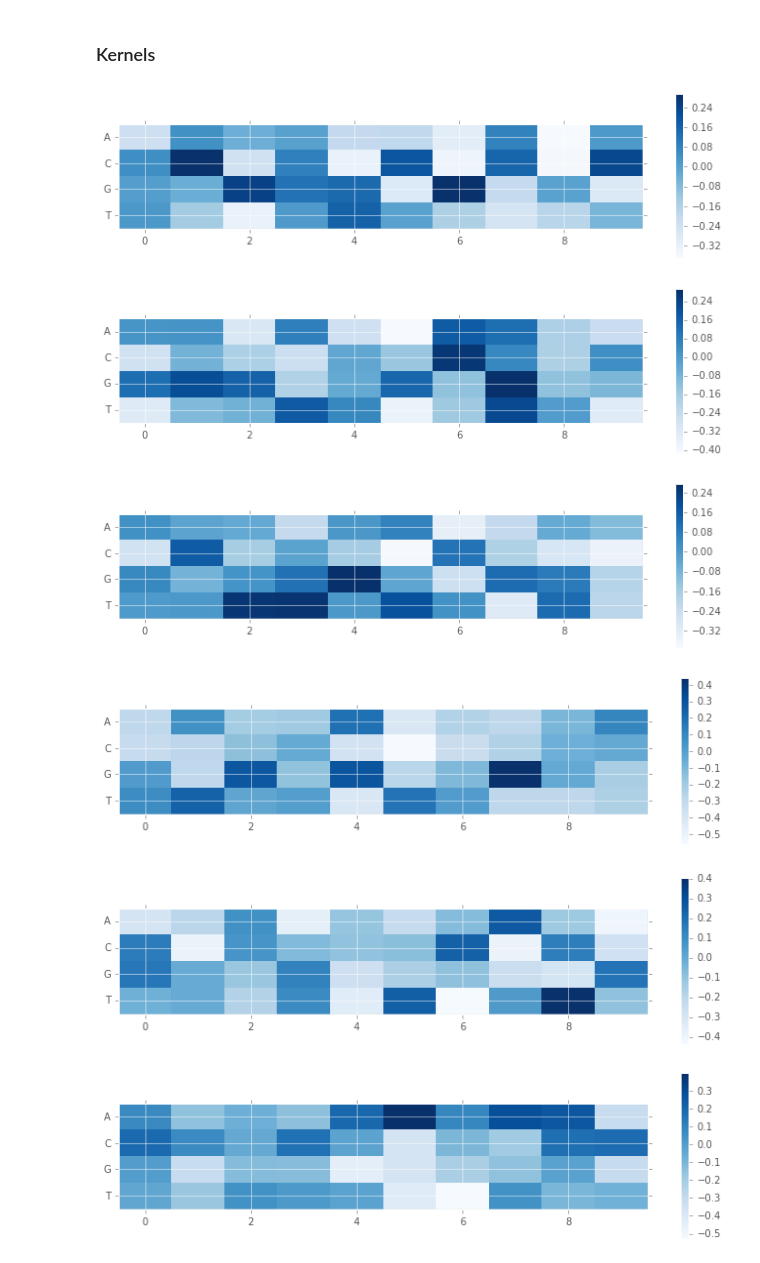
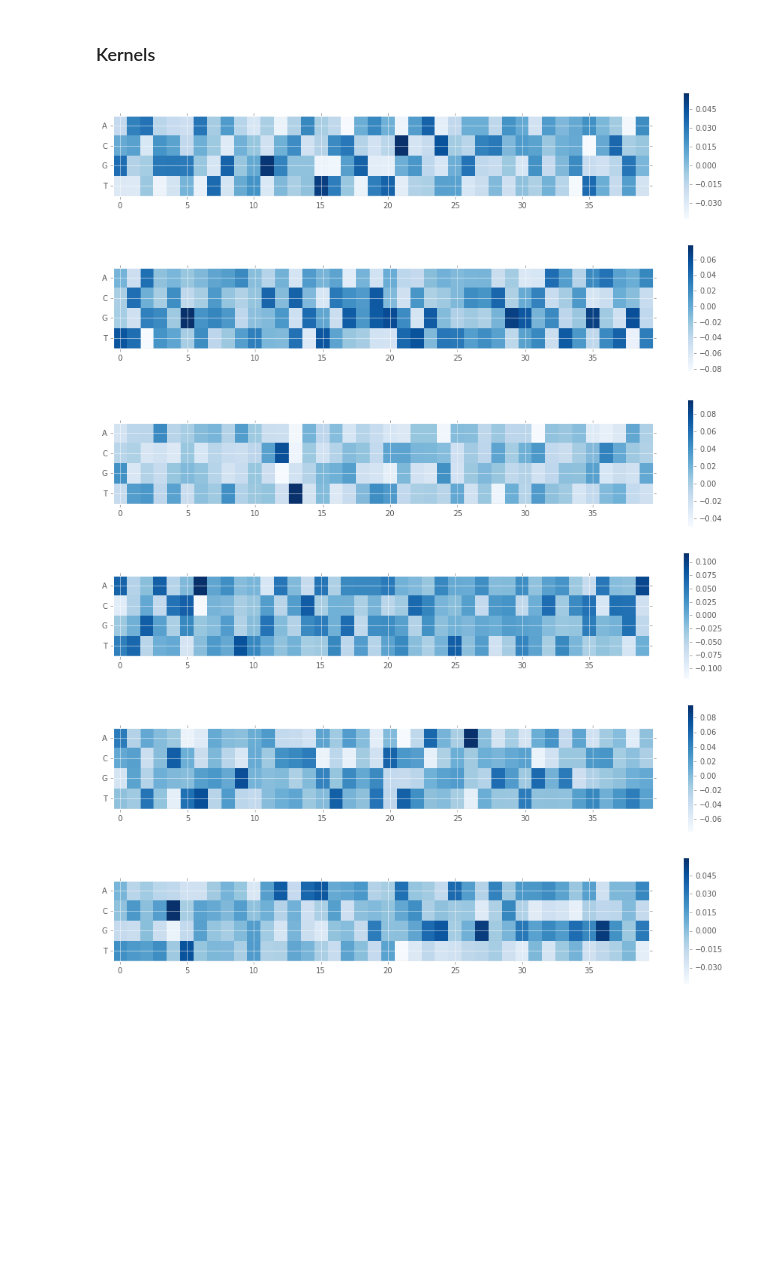
Before and after one commit to riblidezso/splicing_code, a Jupyter notebook: modelling/naive_keras_CNN_class.ipynb, the cells around one changed output. Drawn from its saved outputs; the diff is of its cells as text; code cells hidden in the pictures; blank space fills up the shorter version.

Commit message:
modellin

```diff
--- a/modelling/naive_keras_CNN_class.ipynb
+++ b/modelling/naive_keras_CNN_class.ipynb
@@ -44,9 +44,9 @@ def read_my_data(fname,**kwargs):
     #x=x.iloc[:,1:-1].values.astype(np.int8)
     #return probe_id,x,y
 
-    return x[0],x.iloc[:,1:-1].values.astype(np.int8),x.iloc[:,-1].values.astype(np.float64)
+    return x.iloc[:,:-1].values.astype(np.int8),x.iloc[:,-1].values.astype(np.float64)
 # %%
-train_id,train_x,train_y = read_my_data(fname='../prepare_data/naive_feat_vect.csv')
+train_x,train_y = read_my_data(fname='../prepare_data/naive_feat_vect.csv')
 print train_x.shape
 # %% [output]
 Loading data...
@@ -54,3 +54,8 @@ Loading data...
+# %%
+#shuffle
+new_idx=np.random.permutation(len(train_y))
+train_x=train_x[new_idx]
+train_y=train_y[new_idx]
 # %%
 #make it image like
 from sklearn import preprocessing
@@ -65,31 +70,43 @@ train_y=(0.5*(np.sign(train_y-np.median(train_y))+1)).astype(np.int8)
 from keras.models import Sequential
 from keras.layers import Dense, Dropout, Activation, Flatten
 from keras.layers import Convolution2D,MaxPooling2D
+from keras.regularizers import l2,l1
 
 input_dim=train_x.shape[2]
 activation='relu'
 loss='binary_crossentropy'
-optimizer='adadelta'
-init='uniform'
+optimizer='adam'
+init='glorot_normal'
 pool_size=(8,1)
-window_size=10
-dense_n=64
+window_size_1=40
+window_size_2=40
+n_kern_1=40
+n_kern_2=50
+dense_n=80
 
 model = Sequential()
 
 #Convolution layer 1
-model.add(Convolution2D(40,window_size,4, border_mode='valid',input_shape=(1,input_dim,4)))
+model.add(Convolution2D(n_kern_1,window_size_1,4, border_mode='valid',input_shape=(1,input_dim,4)
+         ,W_regularizer=l2(0.01))
+         )
 model.add(Activation(activation))
 model.add(MaxPooling2D(pool_size=pool_size))
 
 #Convolution layer 2
-model.add(Convolution2D(50,window_size,1, border_mode='valid'))
+model.add(Convolution2D(n_kern_2,window_size_2,1, border_mode='valid'
+          ,W_regularizer=l2(0.01))
+         )
 model.add(Activation(activation))
 model.add(MaxPooling2D(pool_size=pool_size))
 
+
 #Dense layer
 model.add(Flatten())
-model.add(Dense(dense_n,activation=activation))
+model.add(Dense(dense_n,activation=activation
+               ,W_regularizer=l2(0.01)))
+#model.add(Dropout(0.5))
+
 
 #final layer
 model.add(Dense(1, activation='sigmoid'))
@@ -186,14 +215,14 @@ conv1=model.layers[0]
 weigths,bias=conv1.get_weights()
 # %%
 for w, in weigths:
-    plt.figure(figsize=(12,3))
-    plt.imshow(w.T,interpolation='none',aspect=0.5,cmap='Blues')
+    plt.figure(figsize=(16,3))
+    plt.imshow(w.T,interpolation='none',aspect=1.5,cmap='Blues')
     plt.colorbar()
     dump=plt.yticks([0,1,2,3],['A','C','G','T'])
 # %% [output]
-[figure, old version]
+[figure, new version]
-[figure, old version]
+[figure, new version]
-[figure, old version]
+[figure, new version]
-[figure, old version]
+[figure, new version]
-[figure, old version]
+[figure, new version]
-[figure, old version]
+[figure, new version]
```
Also changed, not shown: parts of 9 cells of this notebook, 1 other file.
